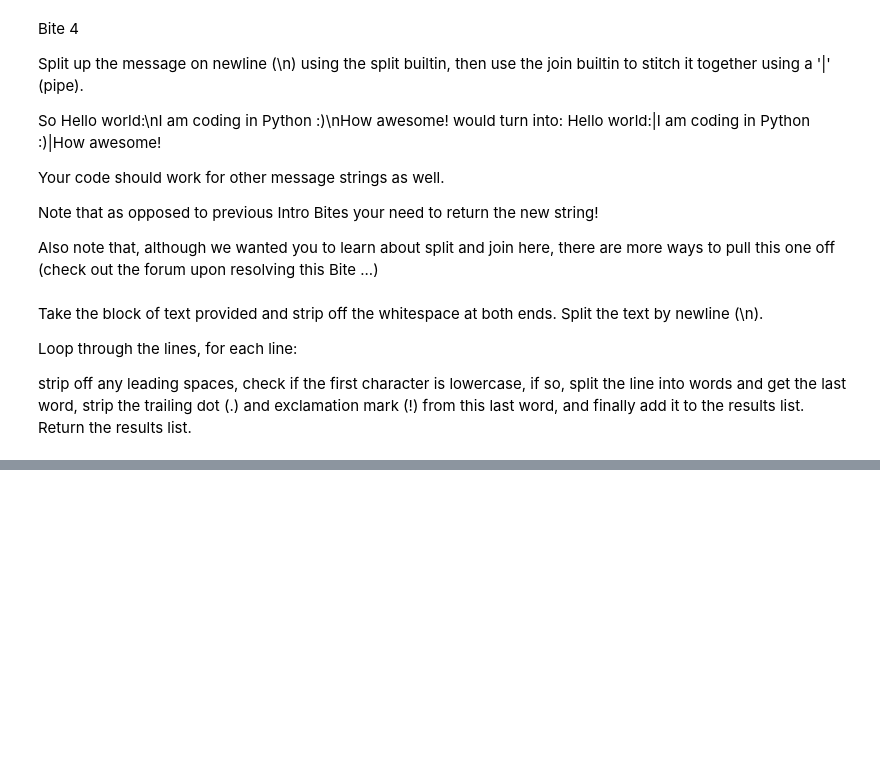
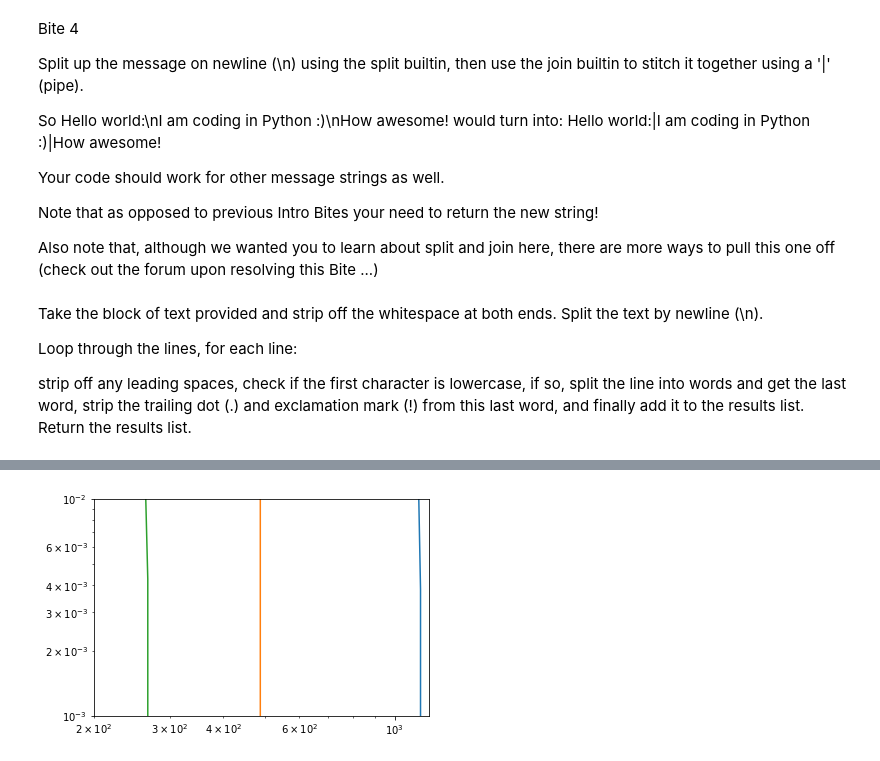
Before and after one commit to vfiore/100DOC, a Jupyter notebook: 100daysofcode.ipynb, the cells around one changed output, grey strips where cells are left out. Cells and saved outputs as stored; diff of their text form; code cells hidden in the pictures; blank space fills up the shorter version.

```diff
--- a/100daysofcode.ipynb
+++ b/100daysofcode.ipynb
@@ -1450,3 +1452,31 @@ def update(theta):
 
 ani = FuncAnimation(fig, update, frames=np.linspace(0,2*np.pi,200), interval=50)
 plt.show()
+# %%
+## curie T of BMO
+import numpy as n
+import cnst as c
+import matplotlib.pyplot as p
+
+de=0.069 #eV; fe well
+deb=de*.6 #barrier
+kt = n.linspace(0.001,0.1,100)
+ktd = kt/c.kbev
+n0=2
+n01=5
+n02=20
+logn0 = n.log(n0)
+logn01 = n.log(n01)
+logn02 = n.log(n02)
+logn=logn0 - de/kt
+logn1=logn01 - de/kt
+logn2=logn02 - de/kt
+
+p.xlim(200,1200)
+p.ylim(1e-3,1e-2)
+p.loglog(ktd,-logn)
+p.loglog(ktd,-logn1)
+p.loglog(ktd,-logn2)
+p.show()
+# %% [output]
+[figure, added]
```
Also changed, not shown: parts of 5 cells of this notebook.
